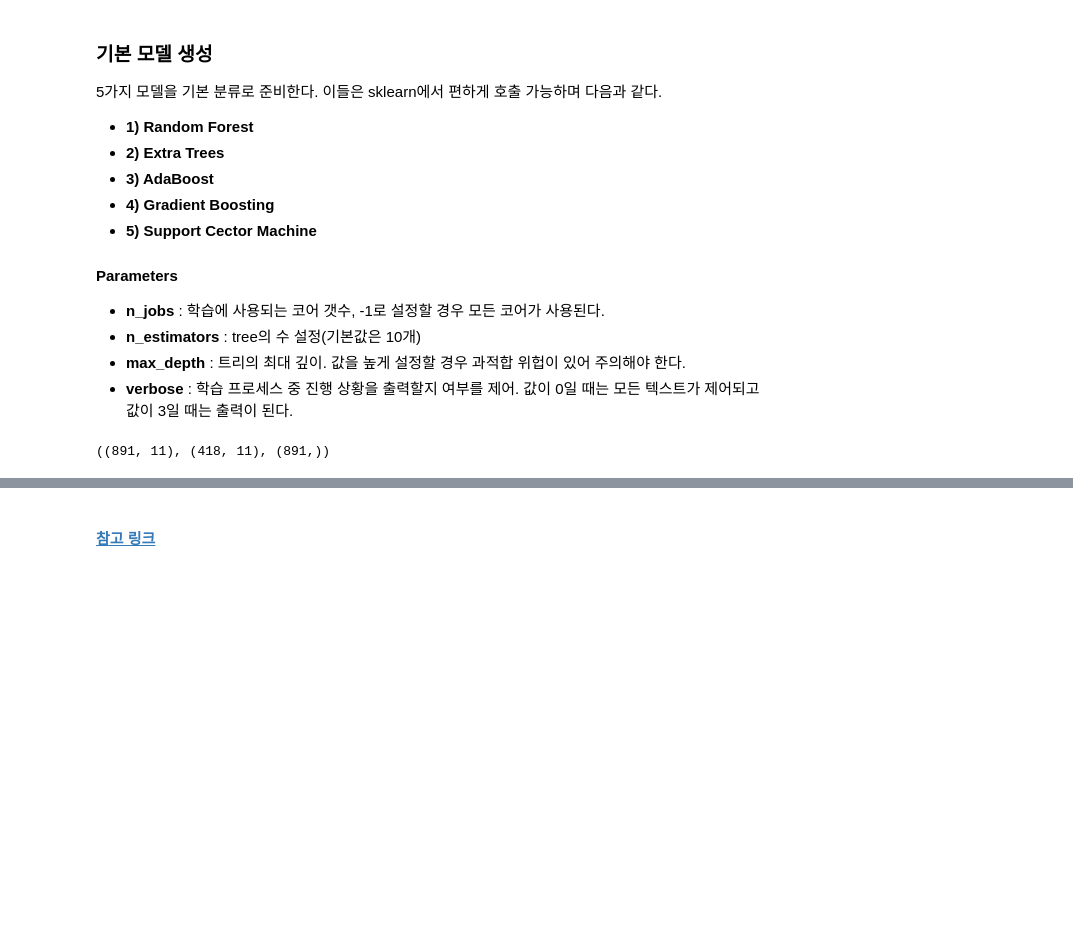
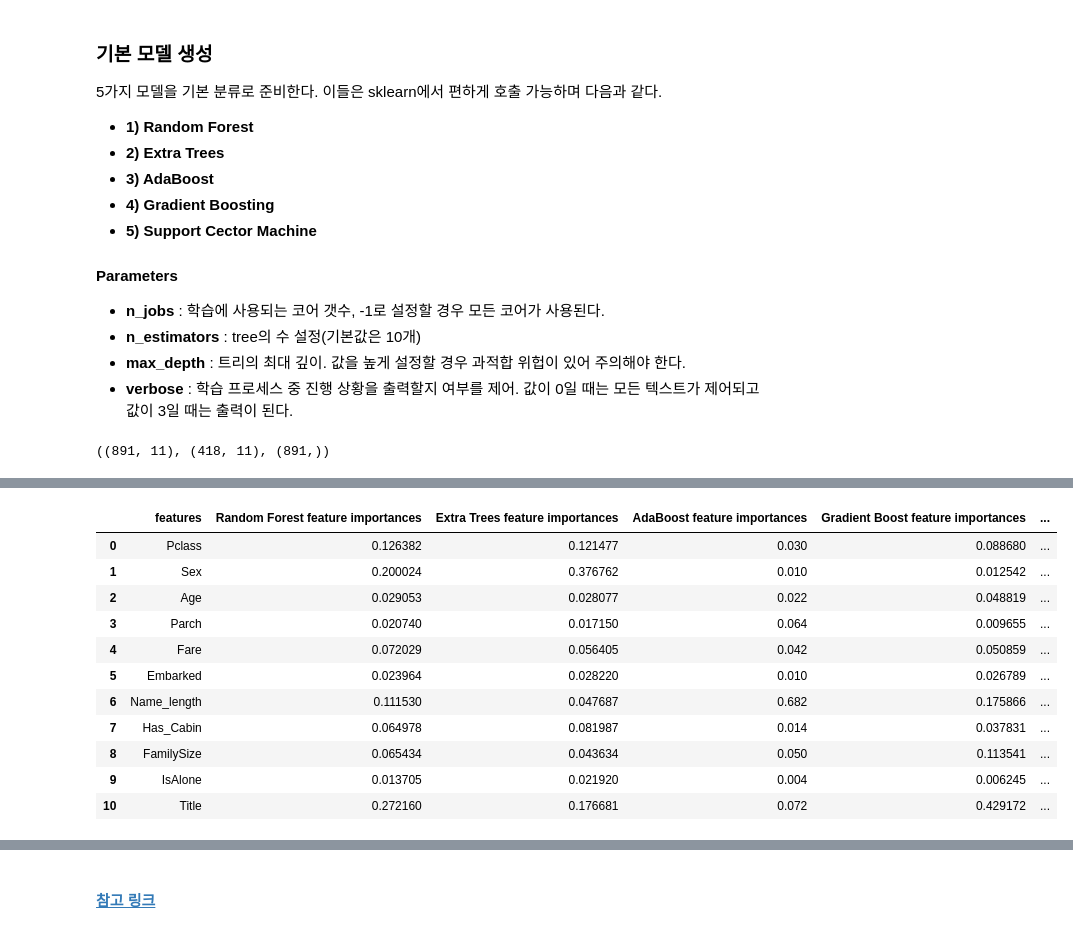
Before and after one commit to sunnight9507/Kaggle, a Jupyter notebook: Titanic/Introduction to Ensembling, Stacking in Python.ipynb, the cells around one changed output, grey strips where cells are left out. Saved outputs shown, nothing was run; the diff lists cells and outputs as text; code cells hidden in the pictures; blank space fills up the shorter version.

```diff
--- a/Titanic/Introduction to Ensembling, Stacking in Python.ipynb
+++ b/Titanic/Introduction to Ensembling, Stacking in Python.ipynb
@@ -309,0 +334,8 @@ x_test = test.values
+# %%
+rf_features = [0.12638171, 0.20002398, 0.02905322, 0.02073991, 0.07202934, 0.02396423,
+ 0.11153043, 0.06497814, 0.06543414, 0.01370465, 0.27216025]
+et_features = [0.12147671, 0.3767617,  0.02807726, 0.01715035, 0.05640545, 0.02821956,
+ 0.04768657, 0.08198745, 0.04363407, 0.02191982, 0.17668108]
+ada_features = [0.03,  0.01,  0.022, 0.064, 0.042, 0.01, 0.682, 0.014, 0.05, 0.004, 0.072]
+gb_features = [0.08868005, 0.01254216, 0.04881941, 0.00965504, 0.05085913, 0.02678856,
+ 0.17586584, 0.03783145, 0.11354107, 0.00624488, 0.42917243]
@@ -309,0 +344,10 @@ x_test = test.values
+# %%
+cols = train.columns.values
+
+# Create a dataframe with features
+feature_dataframe = pd.DataFrame({'features': cols,
+     'Random Forest feature importances': rf_features,
+     'Extra Trees  feature importances': et_features,
+      'AdaBoost feature importances': ada_features,
+    'Gradient Boost feature importances': gb_features
+    })
@@ -309,0 +515,18 @@ x_test = test.values
+# %%
+# Create the new column containing the average of values
+
+feature_dataframe['mean'] = feature_dataframe.mean(axis = 1)
+feature_dataframe
+# %% [output]
+|  | features | Random Forest feature importances | Extra Trees feature importances | AdaBoost feature importances | Gradient Boost feature importances | ... |
+| 0 | Pclass | 0.126382 | 0.121477 | 0.030 | 0.088680 | ... |
+| 1 | Sex | 0.200024 | 0.376762 | 0.010 | 0.012542 | ... |
+| 2 | Age | 0.029053 | 0.028077 | 0.022 | 0.048819 | ... |
+| 3 | Parch | 0.020740 | 0.017150 | 0.064 | 0.009655 | ... |
+| 4 | Fare | 0.072029 | 0.056405 | 0.042 | 0.050859 | ... |
+| 5 | Embarked | 0.023964 | 0.028220 | 0.010 | 0.026789 | ... |
+| 6 | Name_length | 0.111530 | 0.047687 | 0.682 | 0.175866 | ... |
+| 7 | Has_Cabin | 0.064978 | 0.081987 | 0.014 | 0.037831 | ... |
+| 8 | FamilySize | 0.065434 | 0.043634 | 0.050 | 0.113541 | ... |
+| 9 | IsAlone | 0.013705 | 0.021920 | 0.004 | 0.006245 | ... |
+| 10 | Title | 0.272160 | 0.176681 | 0.072 | 0.429172 | ... |
```
Also changed, not shown: parts of 19 cells of this notebook.
